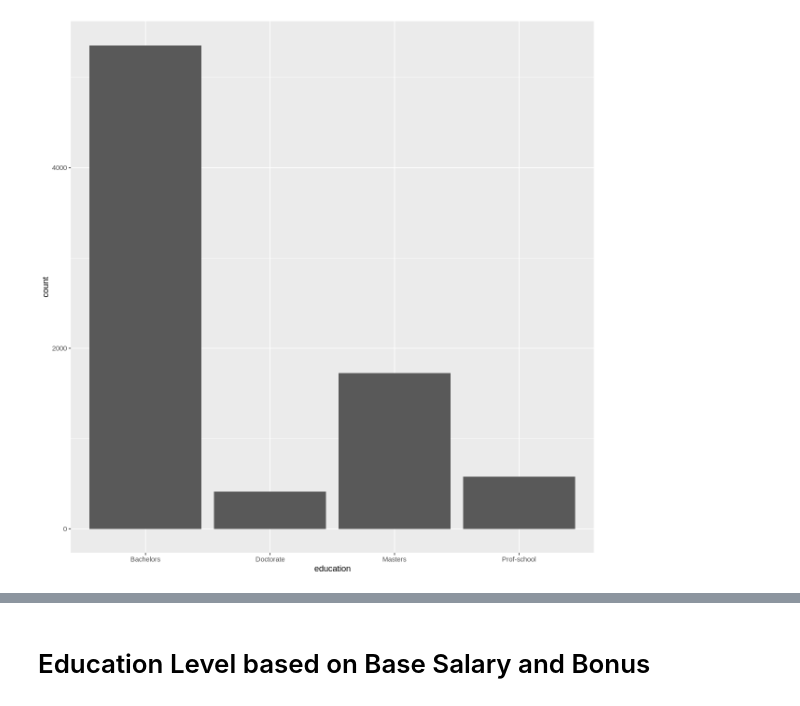
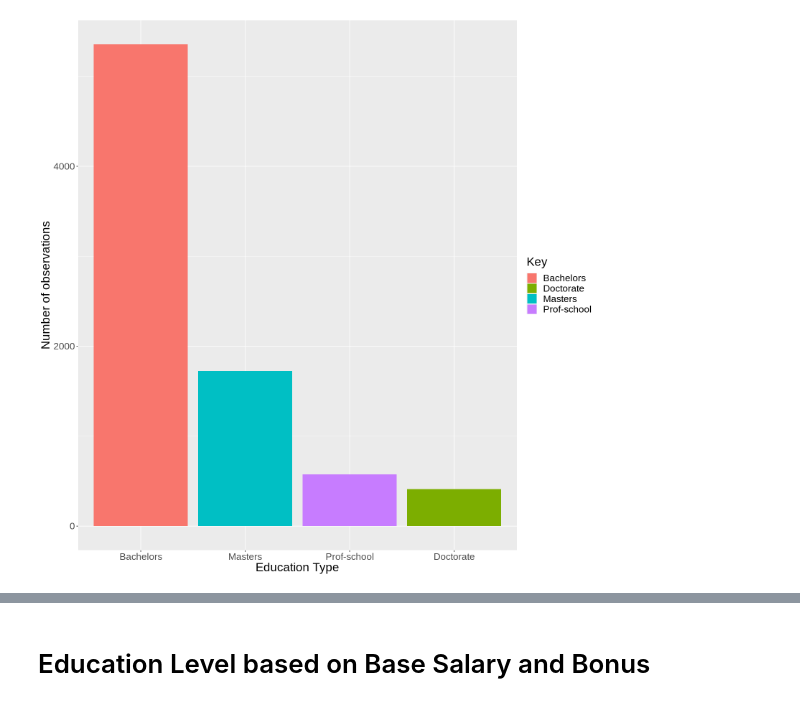
Before and after one commit to Anmol-Ghadia/dsci-100-2022w1-group-44, a Jupyter notebook: Project_proposal.ipynb, the cells around one changed output, grey strips where cells are left out. Saved outputs shown, nothing was run; the diff lists cells and outputs as text; code cells hidden in the pictures.

Commit message:
Completed introduction and pre data analysis

```diff
--- a/Project_proposal.ipynb
+++ b/Project_proposal.ipynb
@@ -71,0 +91,15 @@ dbl (6): age, fnlwgt, education_num, capital_gain, capital_loss, hours_per_week
+# %%
+income_training <- income_data |>
+                    select(- observation_num) |>
+                    mutate(workclass = as.factor(workclass),
+                           education = as.factor(education),
+                           marital_status = as.factor(marital_status),
+                           occupation = as.factor(occupation),
+                           relationship = as.factor(relationship),
+                           race = as.factor(race),
+                           sex = as.factor(sex),
+                           native_country = as.factor(native_country),
+                           income = as.factor(income)) |>
+                    sample()
+
+slice(income_training,1)
@@ -96,10 +150,12 @@ A tibble: 2 × 2
 # %%
-options(repr.plot.width = 10,repr.plot.height = 10)
-adult_plot_1 <- adult_data |>
+options(repr.plot.width = 13,repr.plot.height = 13)
+income_plot_1 <- income_training |>
                 group_by(education) |>
                 summarize(count = n()) |>
-                ggplot(aes(x=education, y=count)) +
-                    geom_bar(stat = "identity")
-adult_plot_1
+                ggplot(aes(x=reorder(education,-count), y=count,fill=education)) +
+                geom_bar(stat = "identity") +
+                labs(x="Education Type",y="Number of observations",fill="Key") +
+                theme(text=element_text(size = 20))
+income_plot_1
 # %% [output]
-[figure, old version]
+[figure, new version]
```
Also changed, not shown: parts of 21 cells of this notebook.
